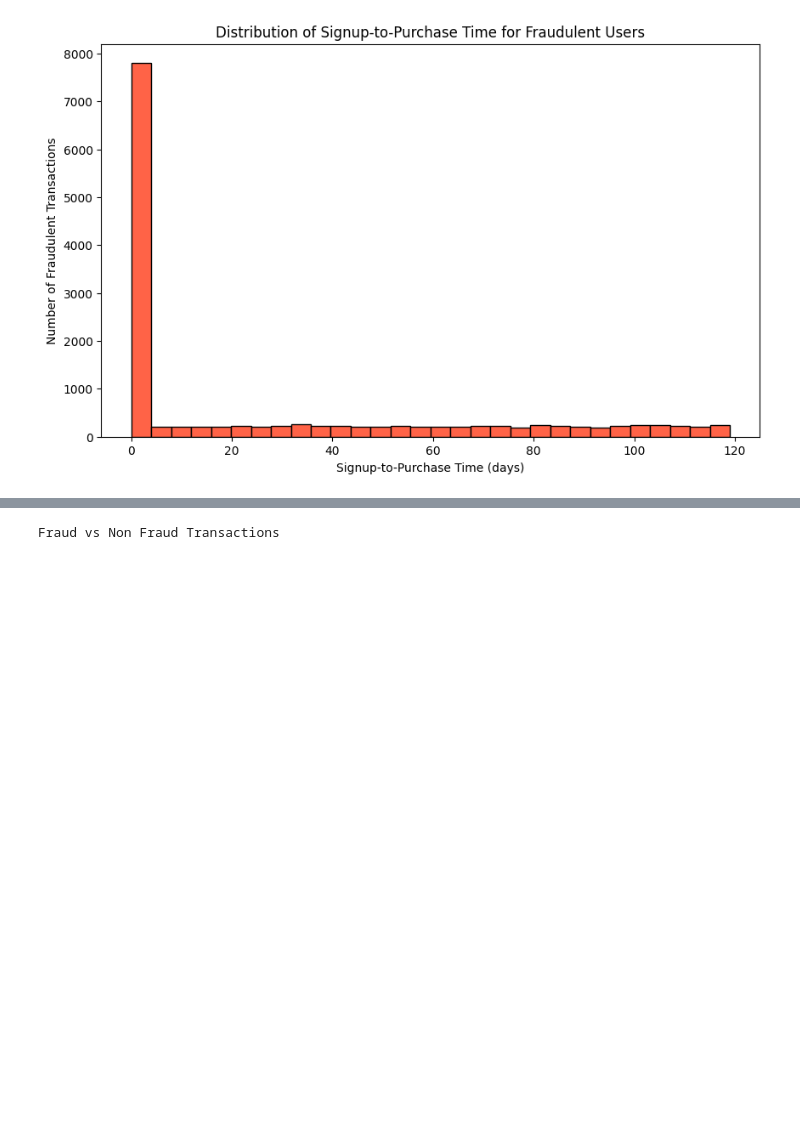
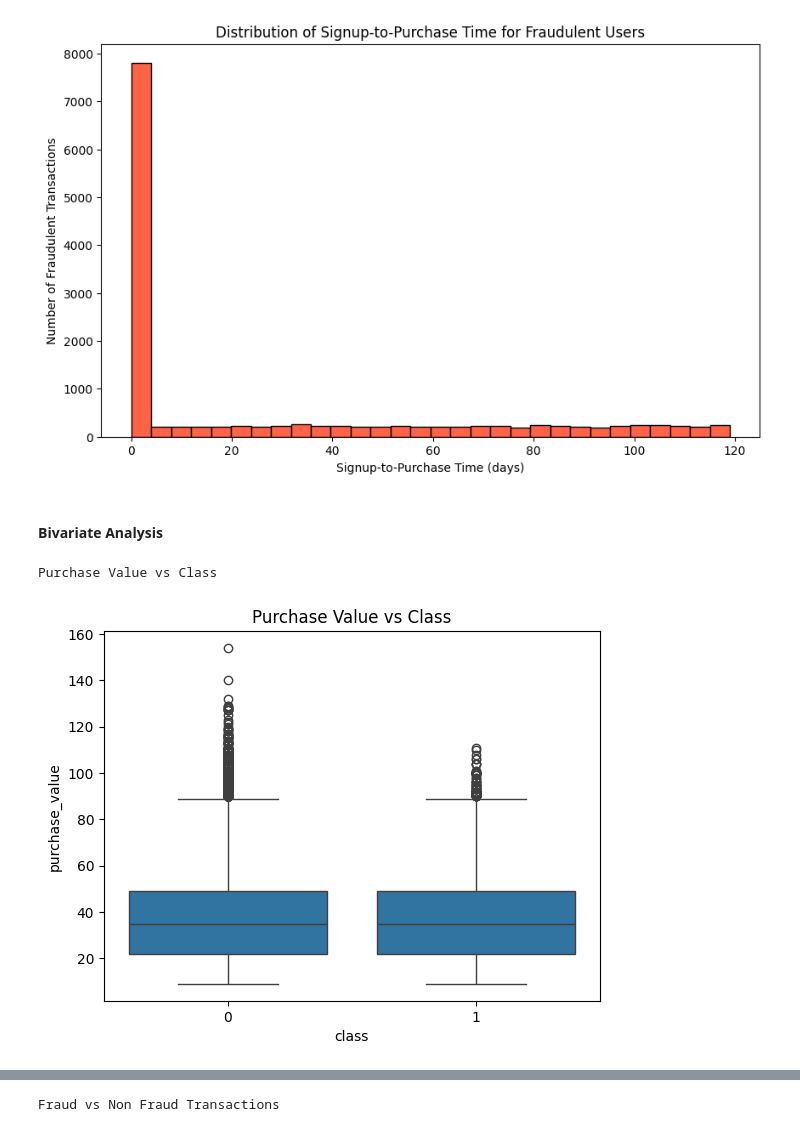
Before and after one commit to Elshaday97/fraud-detection-week-5-and-6, a Jupyter notebook: notebooks/eda-fraud-data.ipynb, the cells around one changed output, grey strips where cells are left out. Drawn from its saved outputs; the diff is of its cells as text; code cells hidden in the pictures; blank space fills up the shorter version.

Commit message:
Fraud EDA completed

```diff
--- a/notebooks/eda-fraud-data.ipynb
+++ b/notebooks/eda-fraud-data.ipynb
@@ -264,3 +264,14 @@ plt.show()
 Signup-to-purchase time difference in days
 Average signup-to-purchase time for fraudulent users: 27.82 days
 [figure]
+# %% [markdown]
+#### Bivariate Analysis
+# %%
+print("Purchase Value vs Class")
+
+sns.boxplot(x="class", y="purchase_value", data=clean_fraud_data)
+plt.title("Purchase Value vs Class")
+plt.show()
+# %% [output]
+Purchase Value vs Class
+[figure, added]
```
Also changed, not shown: parts of 7 cells of this notebook.
